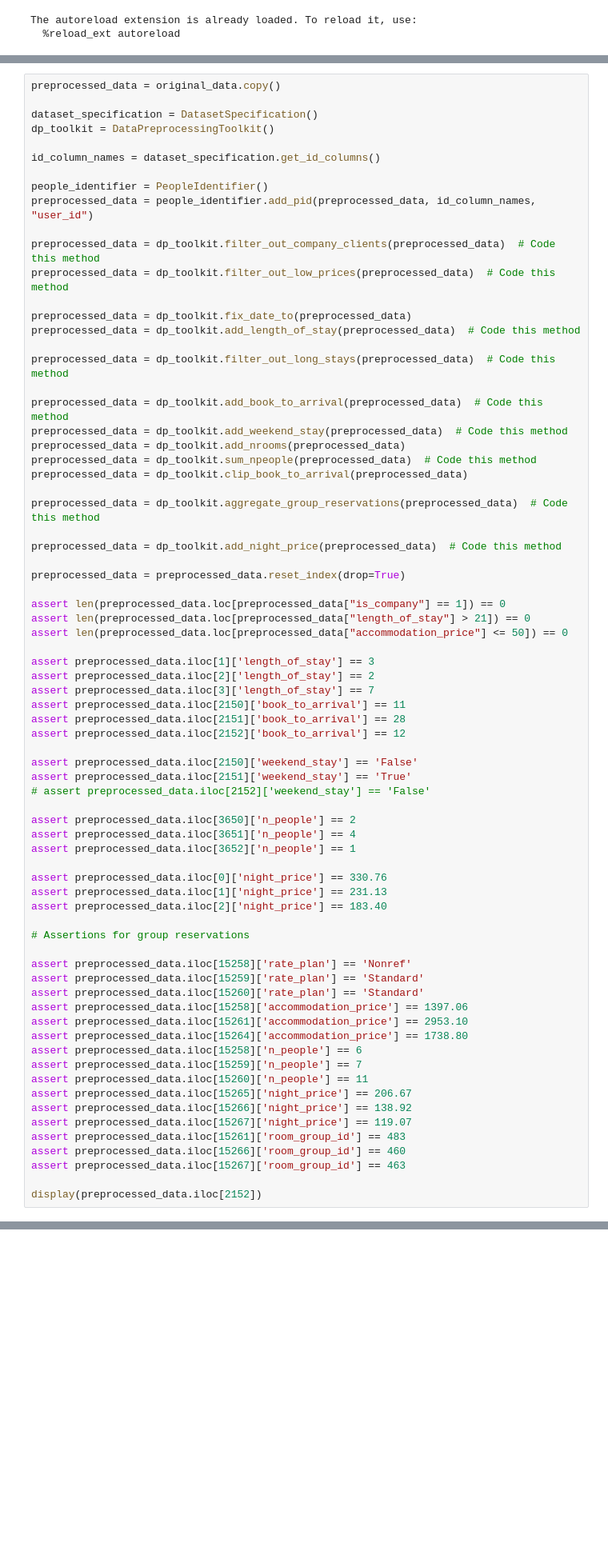
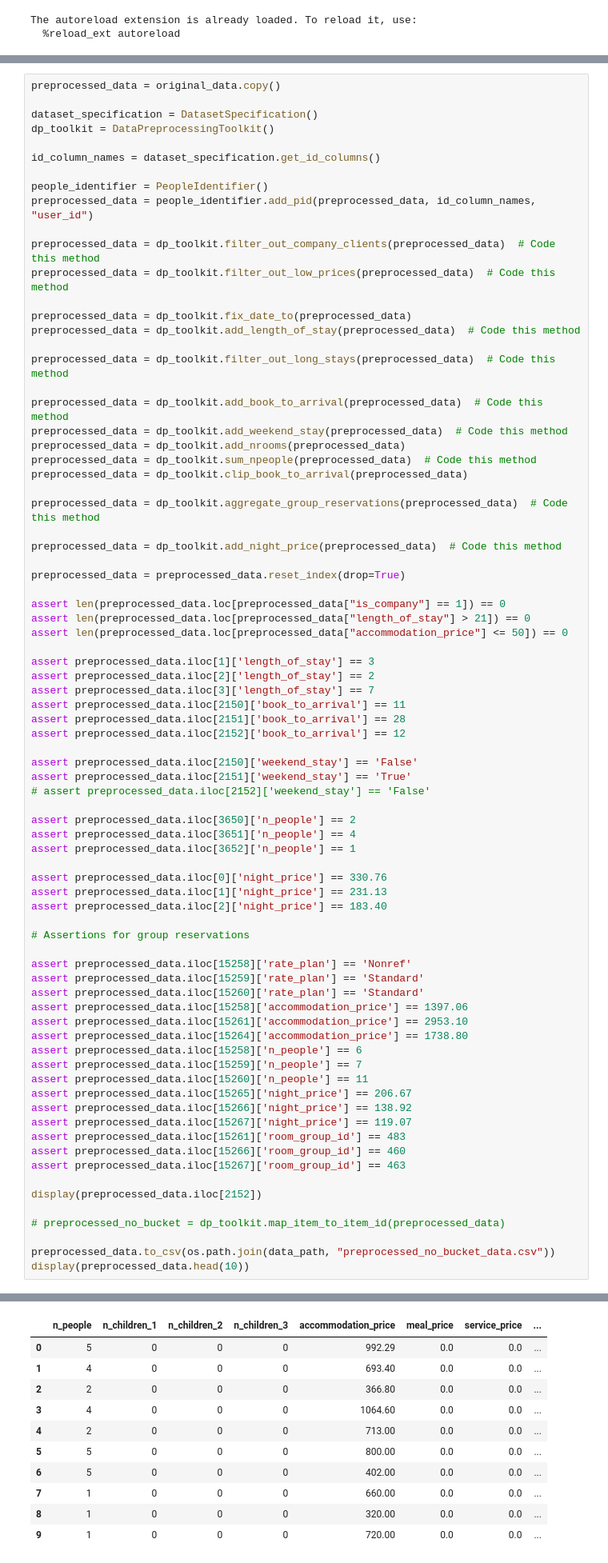
Before and after one commit to Thyme1/Systemy-Rekomendacyjne-Projekt-1, a Jupyter notebook: project_1_data_preparation.ipynb, the cells around one changed output, grey strips where cells are left out. Shown: that part at 80% size. Cells and saved outputs as stored; diff of their text form; blank space fills up the shorter version.

```diff
--- a/project_1_data_preparation.ipynb
+++ b/project_1_data_preparation.ipynb
@@ -167,33 +167,49 @@ assert preprocessed_data.iloc[15261]['accommodation_price'] == 2953.10
 assert preprocessed_data.iloc[15264]['accommodation_price'] == 1738.80
 assert preprocessed_data.iloc[15258]['n_people'] == 6
 assert preprocessed_data.iloc[15259]['n_people'] == 7
 assert preprocessed_data.iloc[15260]['n_people'] == 11
 assert preprocessed_data.iloc[15265]['night_price'] == 206.67
 assert preprocessed_data.iloc[15266]['night_price'] == 138.92
 assert preprocessed_data.iloc[15267]['night_price'] == 119.07
 assert preprocessed_data.iloc[15261]['room_group_id'] == 483
 assert preprocessed_data.iloc[15266]['room_group_id'] == 460
 assert preprocessed_data.iloc[15267]['room_group_id'] == 463
 
 display(preprocessed_data.iloc[2152])
+
+# preprocessed_no_bucket = dp_toolkit.map_item_to_item_id(preprocessed_data)
+
+preprocessed_data.to_csv(os.path.join(data_path, "preprocessed_no_bucket_data.csv"))
+display(preprocessed_data.head(10))
 # %% [output]
 n_people                                                               3
 n_children_1                                                           0
 n_children_2                                                           0
 n_children_3                                                           0
 accommodation_price                                               1012.0
 meal_price                                                           0.0
 service_price                                                        0.0
 paid                                                              1012.0
 n_rooms                                                                1
 discount                                                             0.0
 room_id                                                              325
 room_group_id                                                        325
 ... (12 lines left out)
 is_company                                                             0
 group_id                                                             NaN
 night_price                                                        253.0
 Name: 2152, dtype: object
+|  | n_people | n_children_1 | n_children_2 | n_children_3 | accommodation_price | meal_price | service_price | ... |
+| 0 | 5 | 0 | 0 | 0 | 992.29 | 0.0 | 0.0 | ... |
+| 1 | 4 | 0 | 0 | 0 | 693.40 | 0.0 | 0.0 | ... |
+| 2 | 2 | 0 | 0 | 0 | 366.80 | 0.0 | 0.0 | ... |
+| 3 | 4 | 0 | 0 | 0 | 1064.60 | 0.0 | 0.0 | ... |
+| 4 | 2 | 0 | 0 | 0 | 713.00 | 0.0 | 0.0 | ... |
+| 5 | 5 | 0 | 0 | 0 | 800.00 | 0.0 | 0.0 | ... |
+| 6 | 5 | 0 | 0 | 0 | 402.00 | 0.0 | 0.0 | ... |
+| 7 | 1 | 0 | 0 | 0 | 660.00 | 0.0 | 0.0 | ... |
+| 8 | 1 | 0 | 0 | 0 | 320.00 | 0.0 | 0.0 | ... |
+| 9 | 1 | 0 | 0 | 0 | 720.00 | 0.0 | 0.0 | ... |
 # %% [markdown]
 # Bucket important features to reduce the offer space size
 
```
Also changed, not shown: parts of 1 cell of this notebook, 3 other files.
